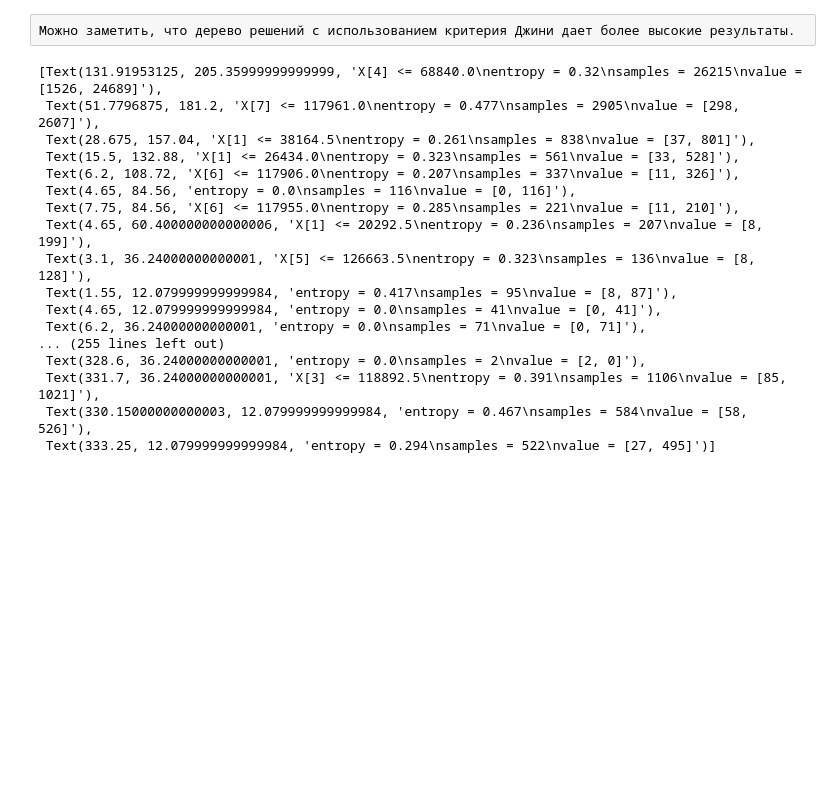
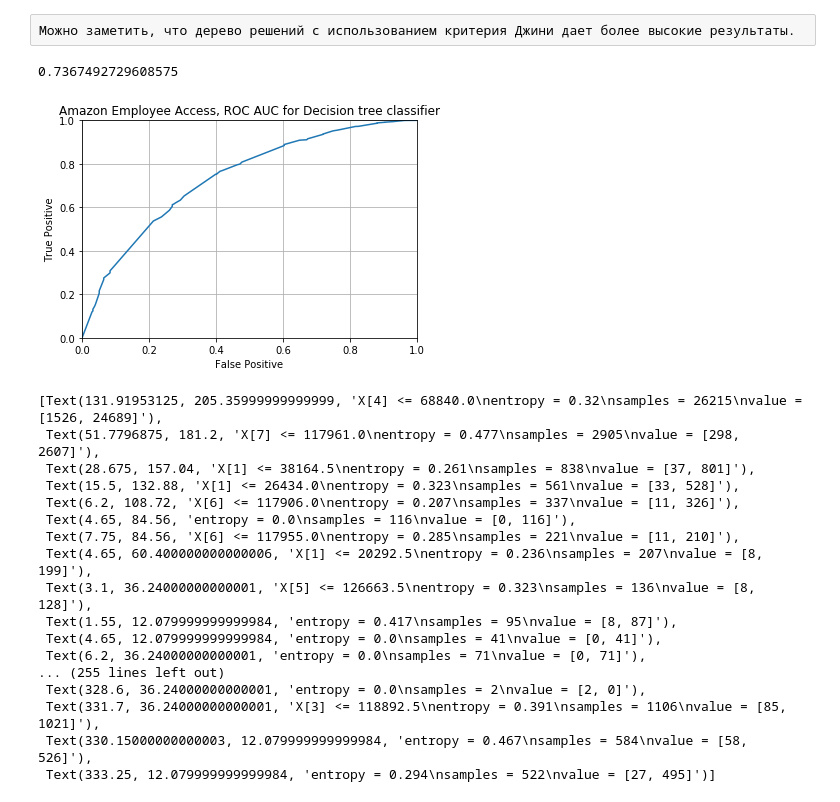
Before and after one commit to alsu124/DA, a Jupyter notebook: AmazonProject.ipynb, the cells around one changed output. Drawn from its saved outputs; the diff is of its cells as text; code cells hidden in the pictures; blank space fills up the shorter version.

```diff
--- a/AmazonProject.ipynb
+++ b/AmazonProject.ipynb
@@ -232,6 +232,24 @@ Accuracy Score of train dataset
 0.945260347129506
 # %% [raw]
 Можно заметить, что дерево решений с использованием критерия Джини дает более высокие результаты.
+# %%
+pred_proba = model2.predict_proba(X_test)
+# %%
+fpr, tpr, thresholds = roc_curve(Y_test.values,pred_proba[:,1])
+print(roc_auc_score(Y_test.values,pred_proba[:,1]))
+plt.plot(fpr,tpr)
+plt.xlim([0.0,1.0])
+plt.ylim([0.0,1.0])
+
+plt.title("Amazon Employee Access, ROC AUC for Decision tree classifier")
+plt.xlabel("False Positive")
+plt.ylabel("True Positive")
+
+plt.grid(True)
+plt.show()
+# %% [output]
+0.7367492729608575
+[figure, added]
 # %%
 from sklearn import tree
 tree.plot_tree(model.fit(X_train, Y_train)) # вывод дерева
```
Also changed, not shown: parts of 13 cells of this notebook.
